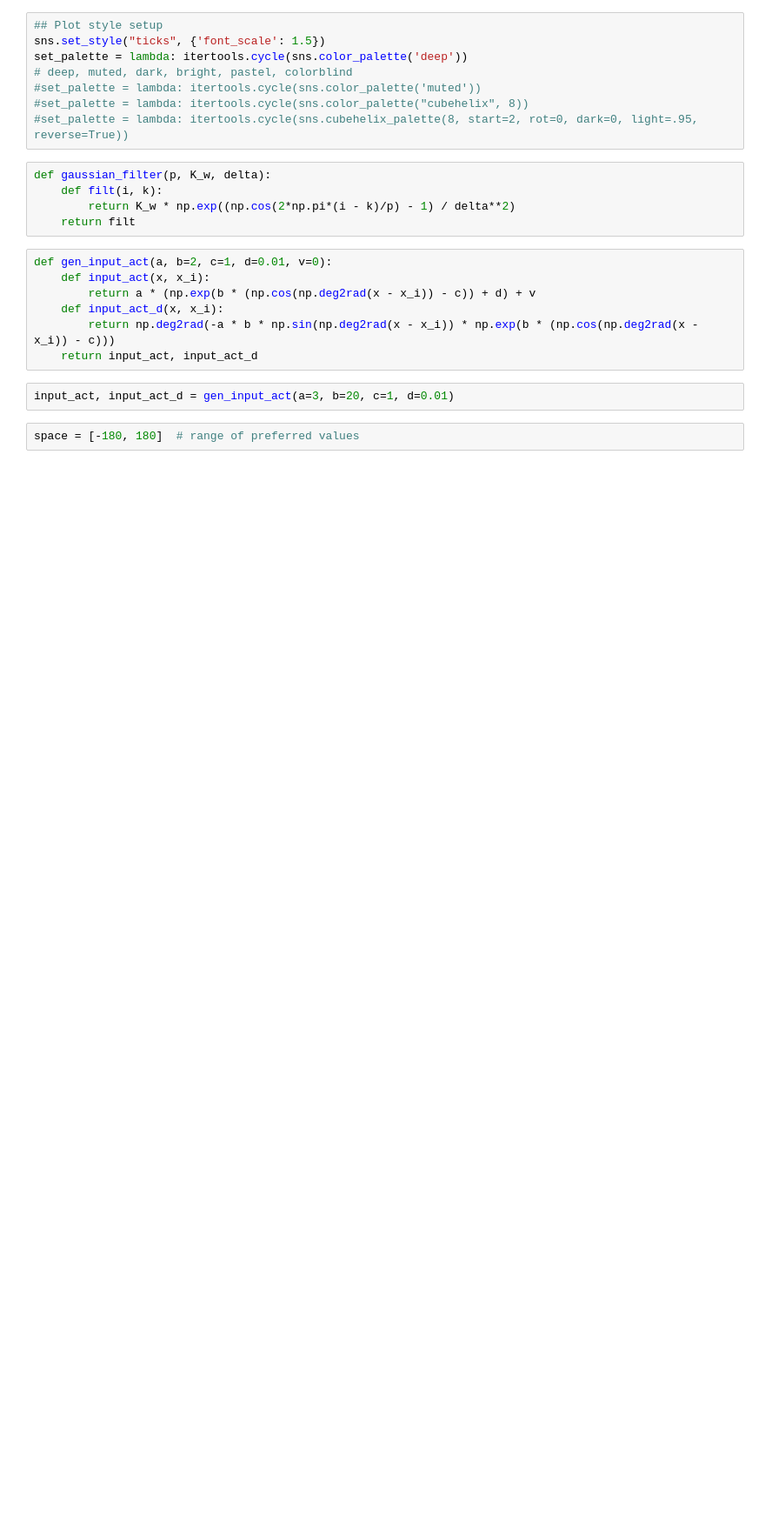
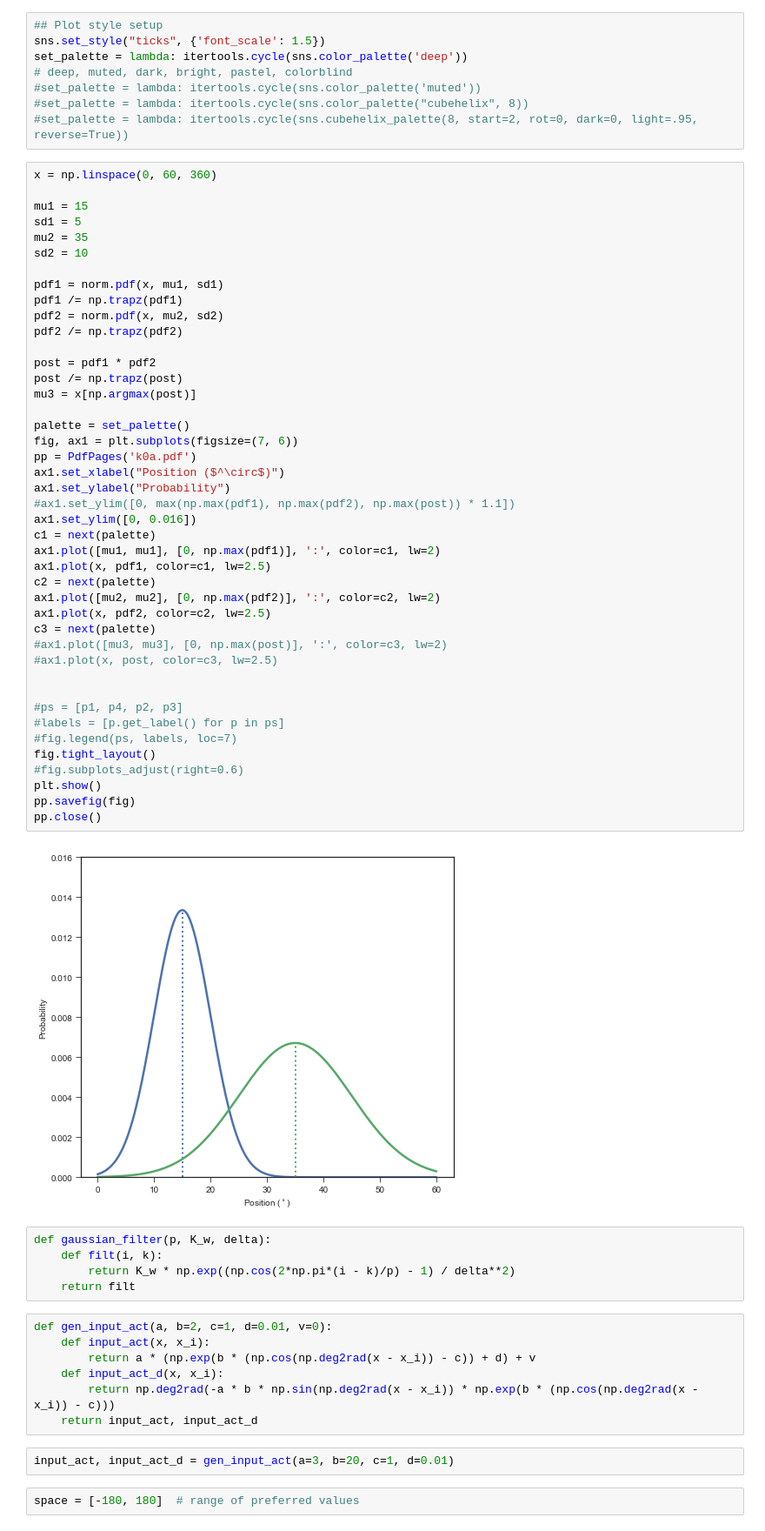
Before and after one commit to mlprt/neurkal, a Jupyter notebook: exploration.ipynb, the cells around one changed output. Shown at 87% size. Drawn from its saved outputs; the diff is of its cells as text; blank space fills up the shorter version.

```diff
--- a/exploration.ipynb
+++ b/exploration.ipynb
@@ -18,6 +20,51 @@ set_palette = lambda: itertools.cycle(sns.color_palette('deep'))
 #set_palette = lambda: itertools.cycle(sns.color_palette('muted'))
 #set_palette = lambda: itertools.cycle(sns.color_palette("cubehelix", 8))
 #set_palette = lambda: itertools.cycle(sns.cubehelix_palette(8, start=2, rot=0, dark=0, light=.95, reverse=True))
+# %%
+x = np.linspace(0, 60, 360)
+
+mu1 = 15
+sd1 = 5
+mu2 = 35
+sd2 = 10
+
+pdf1 = norm.pdf(x, mu1, sd1)
+pdf1 /= np.trapz(pdf1)
+pdf2 = norm.pdf(x, mu2, sd2)
+pdf2 /= np.trapz(pdf2)
+
+post = pdf1 * pdf2
+post /= np.trapz(post)
+mu3 = x[np.argmax(post)]
+
+palette = set_palette()
+fig, ax1 = plt.subplots(figsize=(7, 6))
+pp = PdfPages('k0a.pdf')
+ax1.set_xlabel("Position ($^\circ$)")
+ax1.set_ylabel("Probability")
+#ax1.set_ylim([0, max(np.max(pdf1), np.max(pdf2), np.max(post)) * 1.1])
+ax1.set_ylim([0, 0.016])
+c1 = next(palette)
+ax1.plot([mu1, mu1], [0, np.max(pdf1)], ':', color=c1, lw=2)
+ax1.plot(x, pdf1, color=c1, lw=2.5)
+c2 = next(palette)
+ax1.plot([mu2, mu2], [0, np.max(pdf2)], ':', color=c2, lw=2)
+ax1.plot(x, pdf2, color=c2, lw=2.5)
+c3 = next(palette)
+#ax1.plot([mu3, mu3], [0, np.max(post)], ':', color=c3, lw=2)
+#ax1.plot(x, post, color=c3, lw=2.5)
+
+
+#ps = [p1, p4, p2, p3]
+#labels = [p.get_label() for p in ps]
+#fig.legend(ps, labels, loc=7)
+fig.tight_layout()
+#fig.subplots_adjust(right=0.6)
+plt.show()
+pp.savefig(fig)
+pp.close()
+# %% [output]
+[figure, added]
 # %%
 def gaussian_filter(p, K_w, delta):
     def filt(i, k):
```
Also changed, not shown: parts of 1 cell of this notebook, 3 other files.
